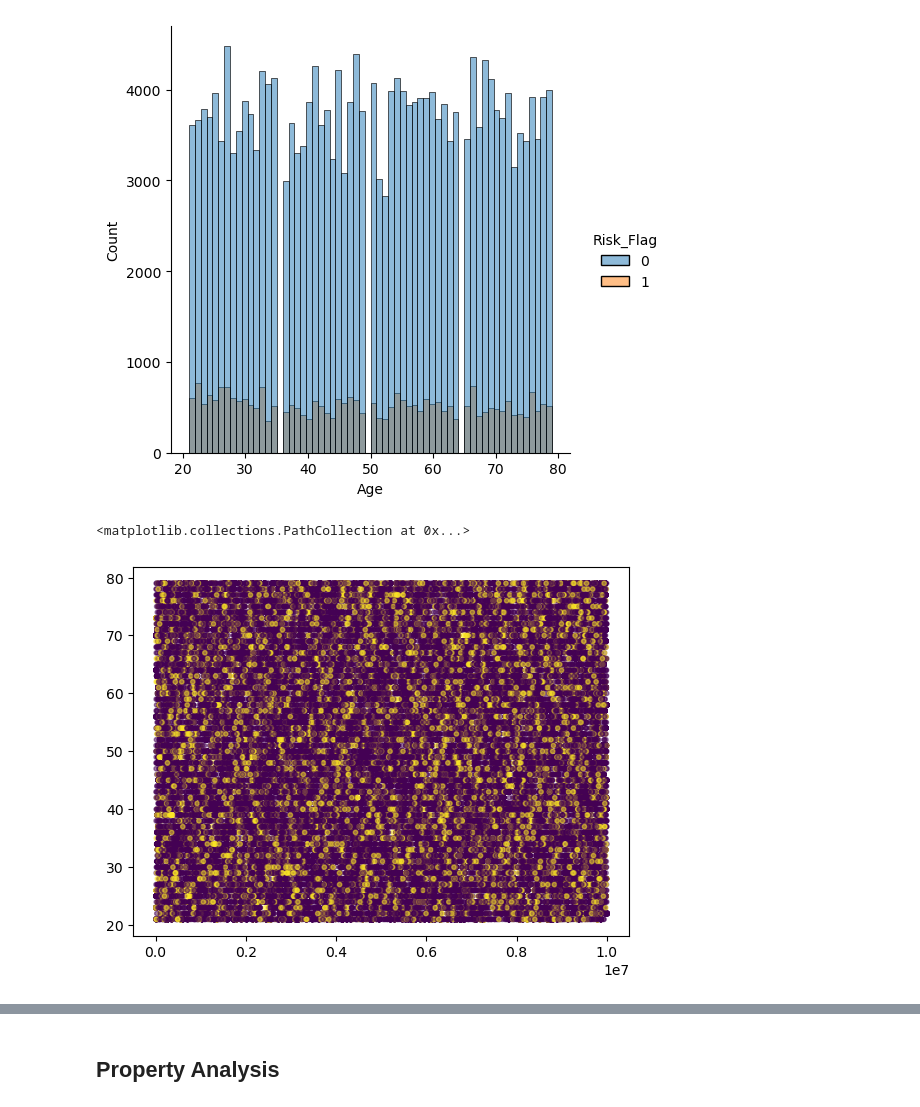
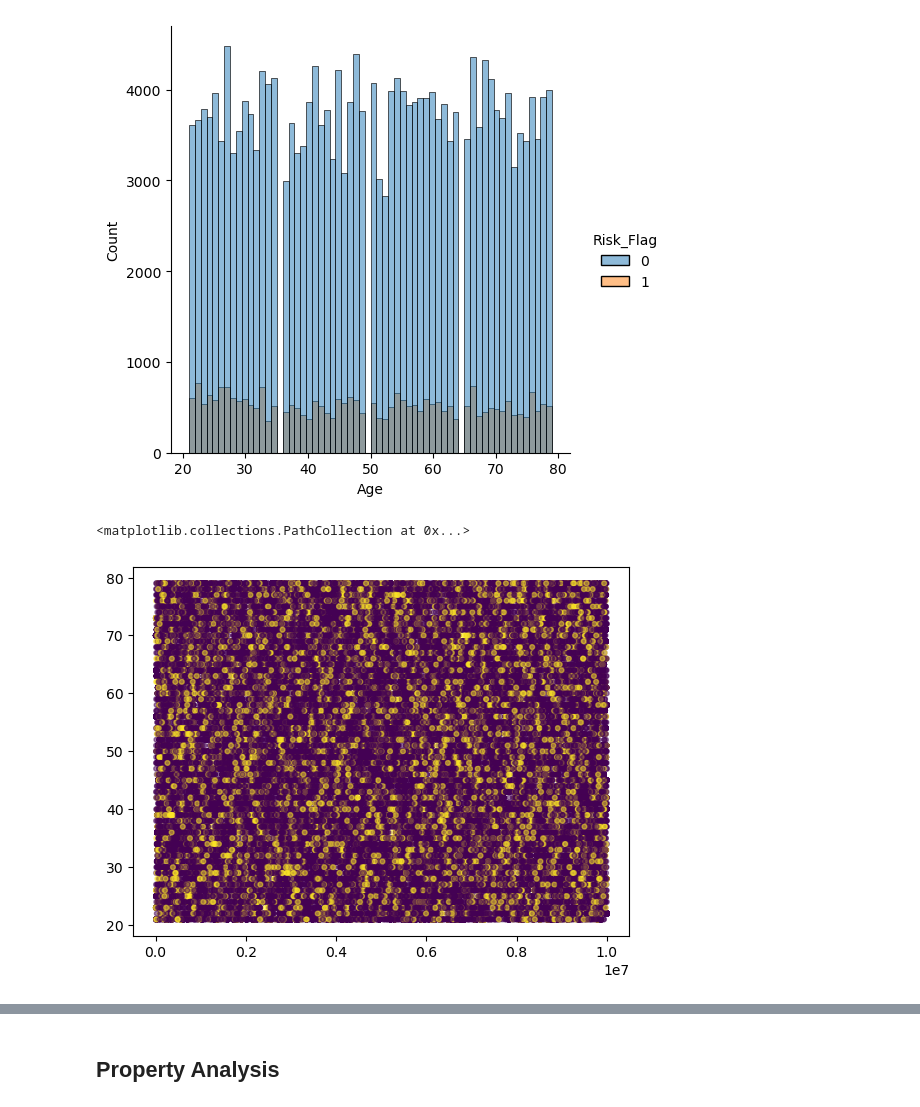
Before and after one commit to Gabinson200/CITI_2023_Summer_Intern, a Jupyter notebook: defult_data_visualization0.1.ipynb, the cells around one changed output, grey strips where cells are left out. Drawn from its saved outputs; the diff is of its cells as text; code cells hidden in the pictures.

```diff
--- a/defult_data_visualization0.1.ipynb
+++ b/defult_data_visualization0.1.ipynb
@@ -72,10 +72,10 @@ sns.displot(data = df, x = df.Age, hue = df.Risk_Flag)
 <seaborn.axisgrid.FacetGrid at 0x...>
 [figure]
 # %%
-plt.scatter(df.Income, df.Age, c = df.Risk_Flag, alpha = 0.5, s = 10)
+plt.scatter(df.Income, df.Age, c = df.Risk_Flag, alpha = 0.5, s = 12)
 # %% [output]
 <matplotlib.collections.PathCollection at 0x...>
-[figure, old version]
+[figure, new version]
 # %%
 df.groupby("Age")["Income"].agg(["min", "max", "mean", "median"]).sort_values(by="median", ascending=False).T
 # %% [output]
```
Also changed, not shown: parts of 1 cell of this notebook.
